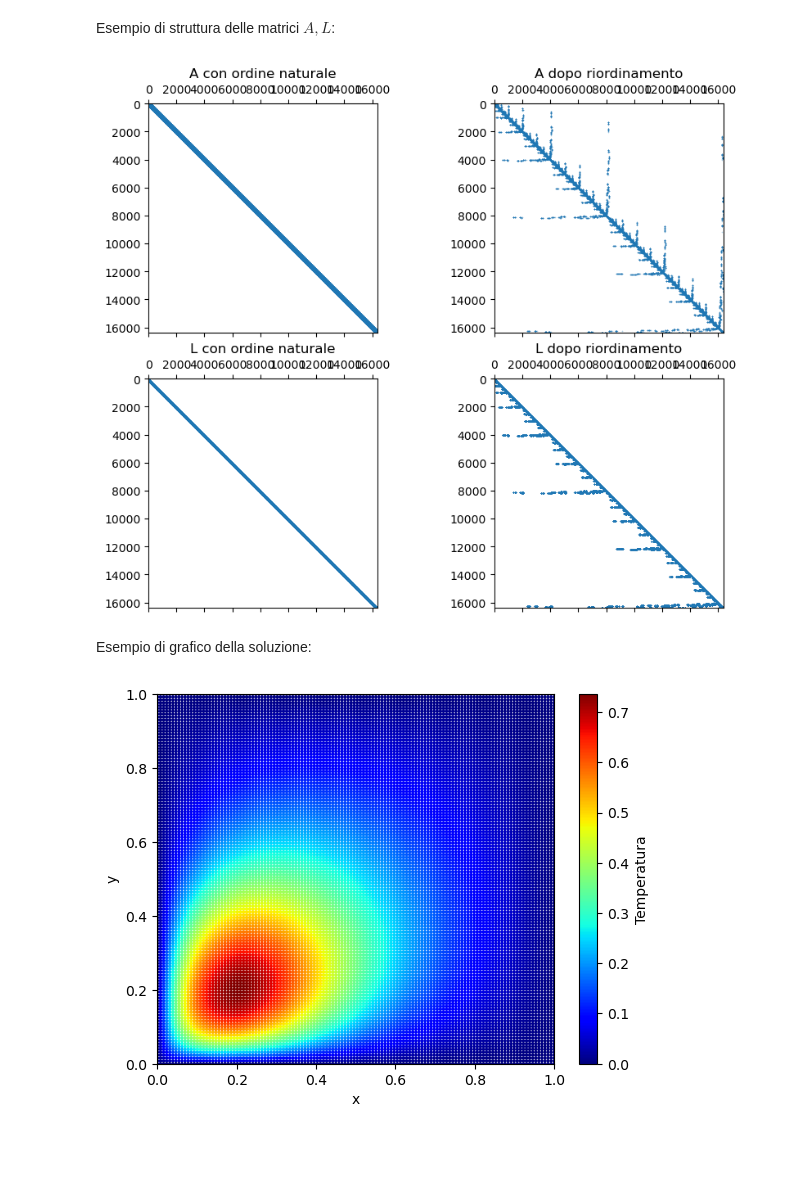
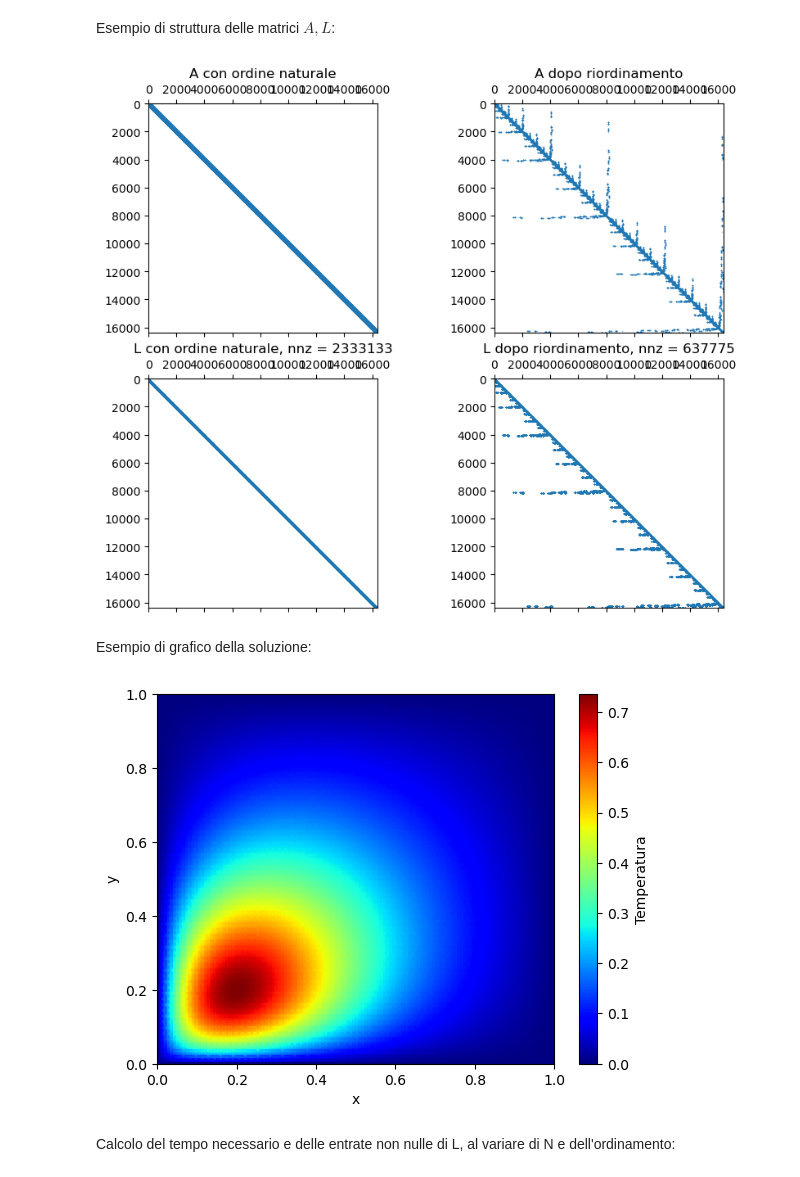
Before and after one commit to giovannimnc/Info-Lab-Progetto, a Jupyter notebook: codice_python/soluzione_sistema.ipynb, the cells around one changed output. Drawn from its saved outputs; the diff is of its cells as text; code cells hidden in the pictures; blank space fills up the shorter version.

```diff
--- a/codice_python/soluzione_sistema.ipynb
+++ b/codice_python/soluzione_sistema.ipynb
@@ -113,10 +114,10 @@ Esempio di struttura delle matrici $A,L$:
 # %%
 N = 128
 
-A1 = ImportaMatriceCSC(128, "nat")
+A1 = ImportaMatriceCSC(N, "nat")
 L1 = CalcolaCholesky(-A1)
 
-A2 = ImportaMatriceCSC(128, "ord")
+A2 = ImportaMatriceCSC(N, "ord")
 L2 = CalcolaCholesky(-A2)
 
 plt.figure(figsize=(10, 8))
@@ -130,25 +131,29 @@ plt.title("A dopo riordinamento")
 
 plt.subplot(2,2,3)
 plt.spy(L1, markersize = 0.1)
-plt.title("L con ordine naturale")
+n1 = L1.nnz
+plt.title(f"L con ordine naturale, nnz = {n1}")
 
 plt.subplot(2,2,4)
 plt.spy(L2, markersize = 0.1)
-plt.title("L dopo riordinamento")
+n2 = L2.nnz
+plt.title(f"L dopo riordinamento, nnz = {n2}")
 plt.show()
 # %% [output]
-[figure, old version]
+[figure, new version]
 # %% [markdown]
 Esempio di grafico della soluzione:
 # %%
-N = 128
-tipo_ordinamento = "ord"
+N = 256
+tipo_ordinamento = "ord"        # il grafico della soluzione chiaramente non dipende dall'ordinamento
 
 A = ImportaMatriceCSC(N, tipo_ordinamento)
 b = ImportaRhs(N, tipo_ordinamento)
 L = CalcolaCholesky(-A)
 u = RisolviSistema(L, b)
 
 DisegnaSoluzione(N, tipo_ordinamento, u)
 # %% [output]
-[figure, old version]
+[figure, new version]
+# %% [markdown]
+Calcolo del tempo necessario e delle entrate non nulle di L, al variare di N e dell'ordinamento:
```
Also changed, not shown: parts of 9 cells of this notebook, 2 other files.
